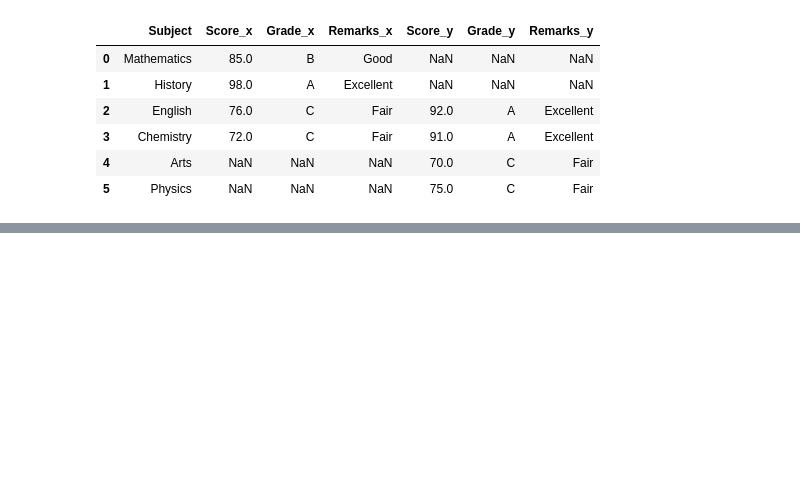
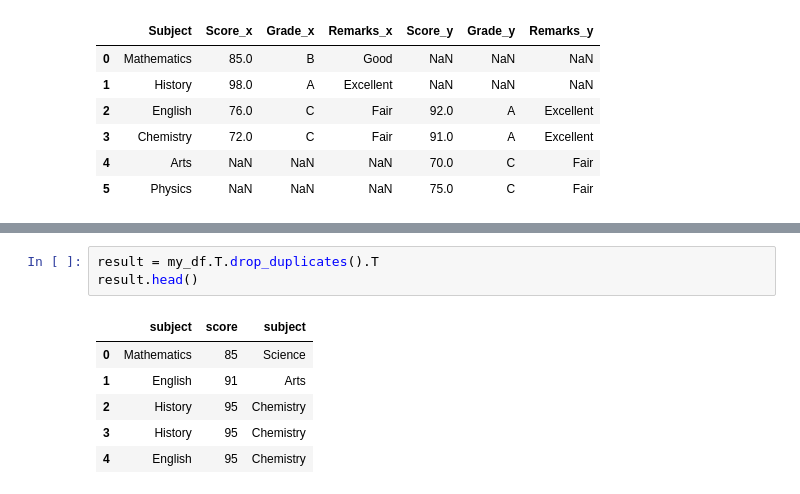
Before and after one commit to Dannysesi/Data_Science-learning, a Jupyter notebook: 30days_of_learning_pandas.ipynb, the cells around one changed output, grey strips where cells are left out. Cells and saved outputs as stored; diff of their text form; blank space fills up the shorter version.

```diff
--- a/30days_of_learning_pandas.ipynb
+++ b/30days_of_learning_pandas.ipynb
@@ -1670,0 +1756,10 @@ join_inner_df
+# %%
+result = my_df.T.drop_duplicates().T
+result.head()
+# %% [output]
+|  | subject | score | subject |
+| 0 | Mathematics | 85 | Science |
+| 1 | English | 91 | Arts |
+| 2 | History | 95 | Chemistry |
+| 3 | History | 95 | Chemistry |
+| 4 | English | 95 | Chemistry |
```
Also changed, not shown: parts of 8 cells of this notebook.
